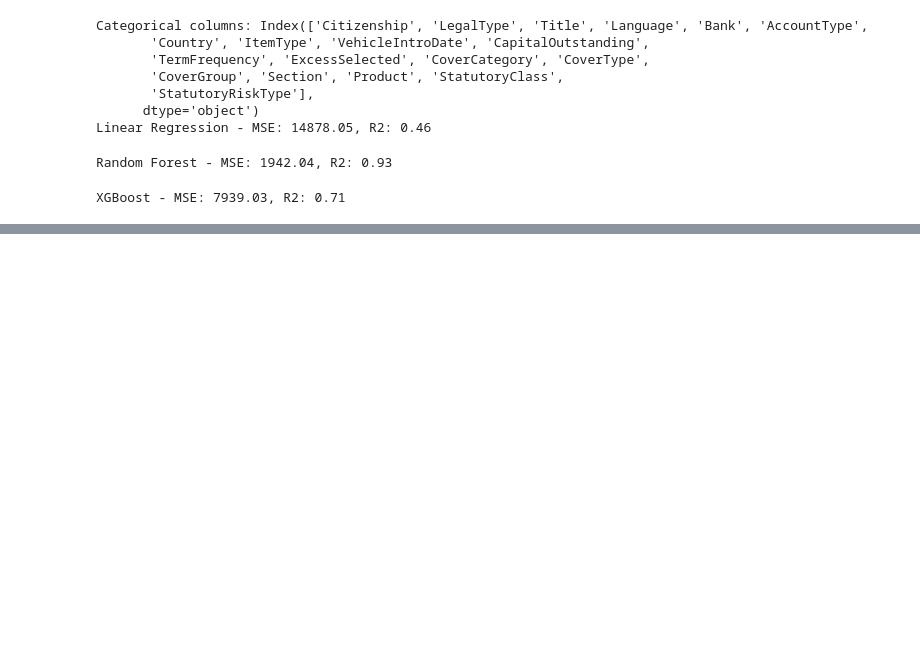
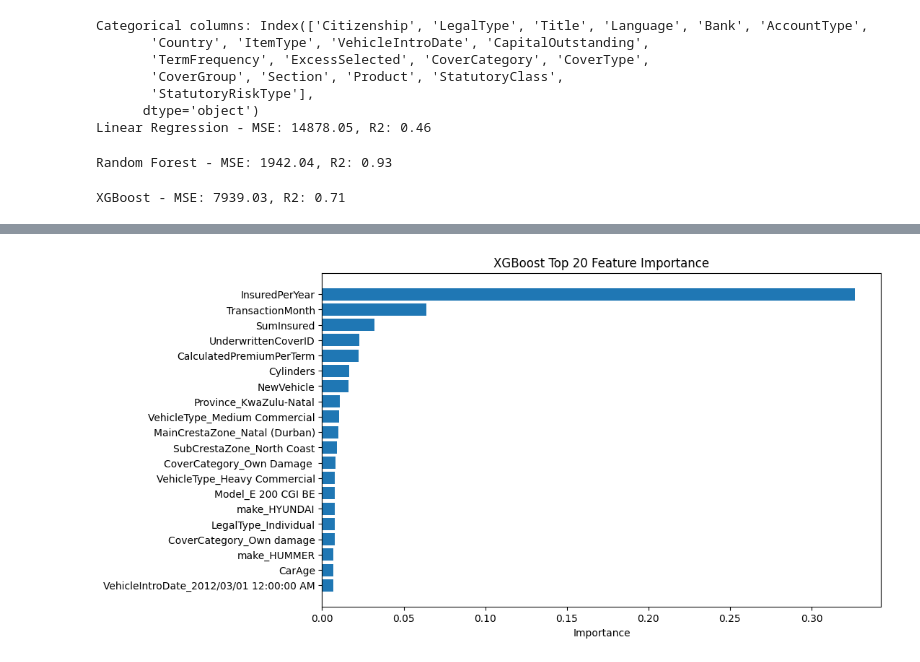
Before and after one commit to AschalewMathewosDamtew/insurance-risk-analysis, a Jupyter notebook: statistical-modeling.ipynb, the cells around one changed output, grey strips where cells are left out. Cells and saved outputs as stored; diff of their text form; code cells hidden in the pictures; blank space fills up the shorter version.

```diff
--- a/statistical-modeling.ipynb
+++ b/statistical-modeling.ipynb
@@ -260,0 +310,13 @@ XGBoost - MSE: 7939.03, R2: 0.71
+# %%
+# XGBoost Feature Importance (assuming you have xgb_model trained)
+xgb_importances = xgb_reg.feature_importances_
+xgb_indices = np.argsort(xgb_importances)[-20:]  # Get indices of top 20 important features
+
+plt.figure(figsize=(10, 6))
+plt.barh(range(len(xgb_indices)), xgb_importances[xgb_indices], align='center')
+plt.yticks(range(len(xgb_indices)), [X_train.columns[i] for i in xgb_indices])
+plt.xlabel('Importance')
+plt.title('XGBoost Top 20 Feature Importance')
+plt.show()
+# %% [output]
+[figure, added]
```
Also changed, not shown: parts of 3 cells of this notebook.
